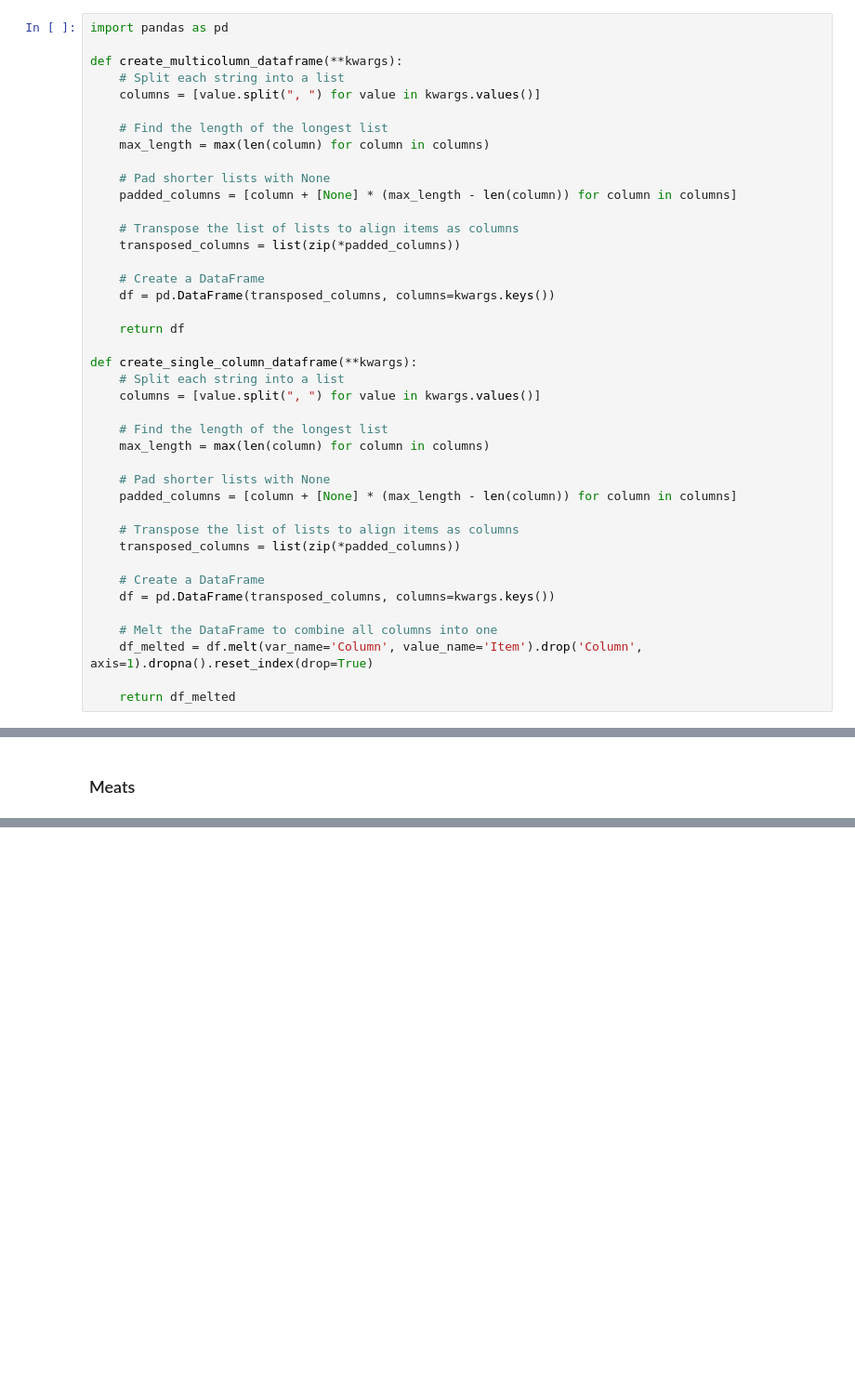
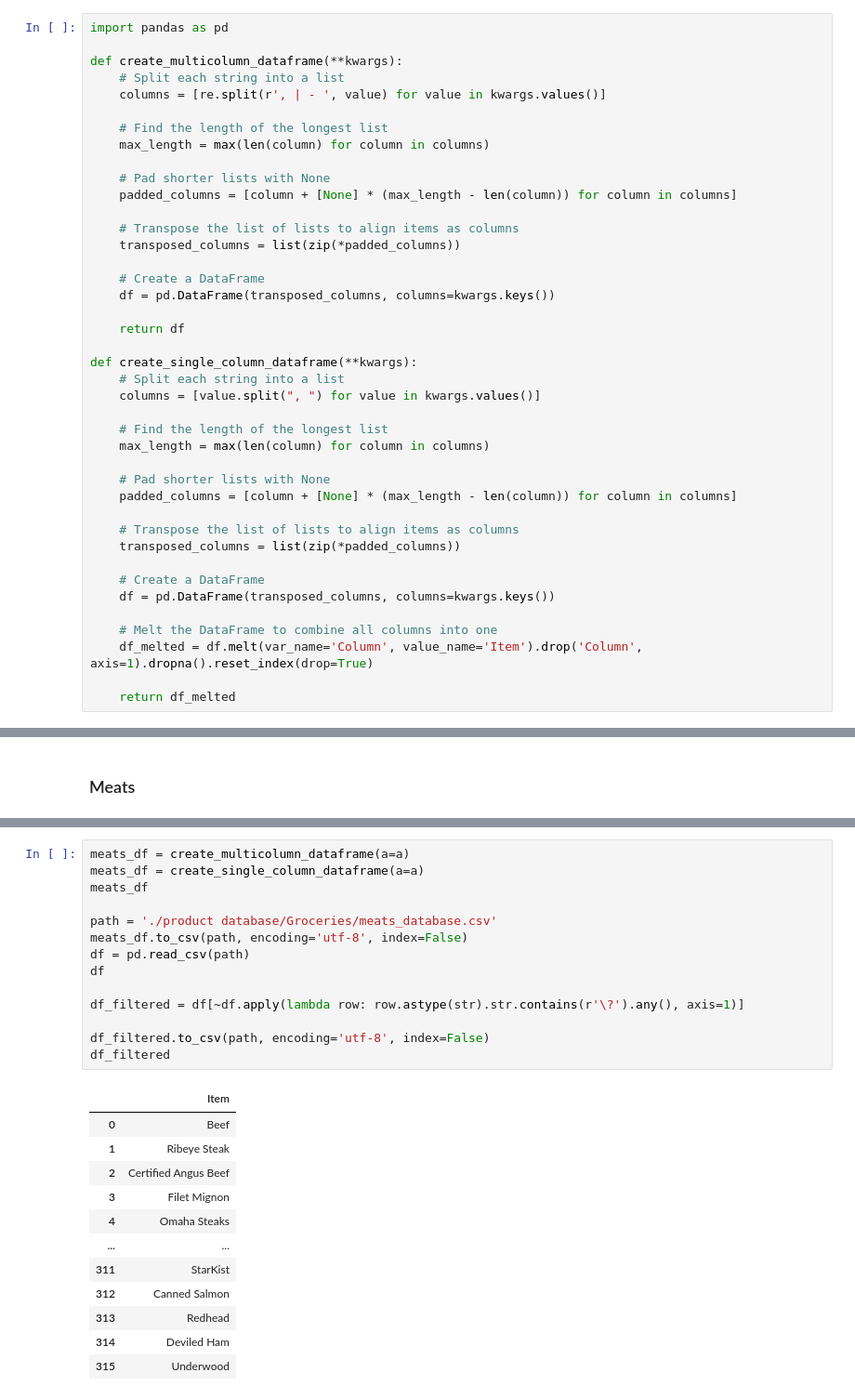
Before and after one commit to ICS438Project/receipt, a Jupyter notebook: database.ipynb, the cells around one changed output, grey strips where cells are left out. Shown at 93% size. Saved outputs shown, nothing was run; the diff lists cells and outputs as text; blank space fills up the shorter version.

Commit message:
database

```diff
--- a/database.ipynb
+++ b/database.ipynb
@@ -1631,7 +1631,7 @@ import pandas as pd
 
 def create_multicolumn_dataframe(**kwargs):
     # Split each string into a list
-    columns = [value.split(", ") for value in kwargs.values()]
+    columns = [re.split(r', | - ', value) for value in kwargs.values()]
 
     # Find the length of the longest list
     max_length = max(len(column) for column in columns)
@@ -1760,0 +1765,27 @@ df_filtered
+# %%
+meats_df = create_multicolumn_dataframe(a=a)
+meats_df = create_single_column_dataframe(a=a)
+meats_df
+
+path = './product database/Groceries/meats_database.csv'
+meats_df.to_csv(path, encoding='utf-8', index=False)
+df = pd.read_csv(path)
+df
+
+df_filtered = df[~df.apply(lambda row: row.astype(str).str.contains(r'\?').any(), axis=1)]
+
+df_filtered.to_csv(path, encoding='utf-8', index=False)
+df_filtered
+# %% [output]
+|  | Item |
+| 0 | Beef |
+| 1 | Ribeye Steak |
+| 2 | Certified Angus Beef |
+| 3 | Filet Mignon |
+| 4 | Omaha Steaks |
+| ... | ... |
+| 311 | StarKist |
+| 312 | Canned Salmon |
+| 313 | Redhead |
+| 314 | Deviled Ham |
+| 315 | Underwood |
```
Also changed, not shown: parts of 154 cells of this notebook, 8 other files.
